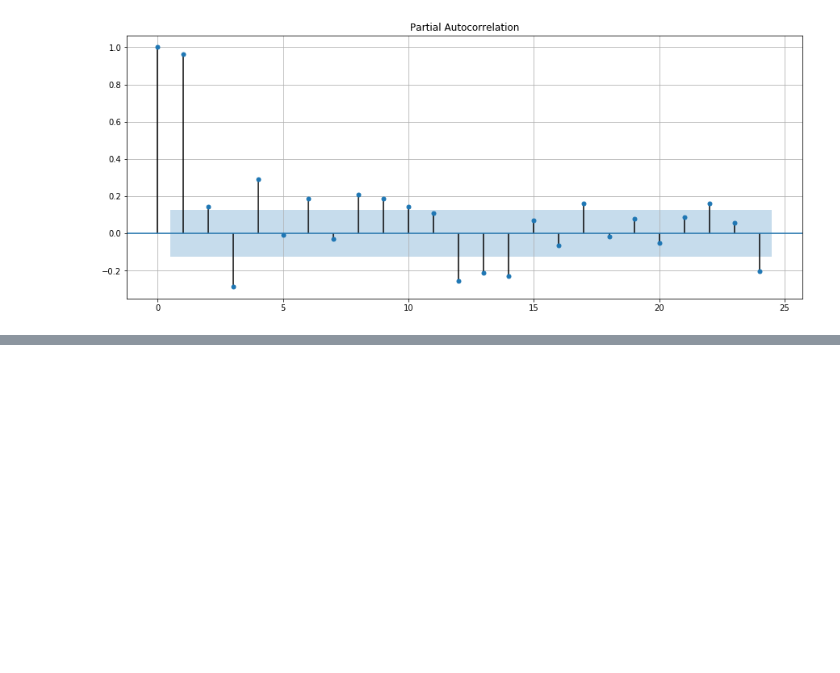
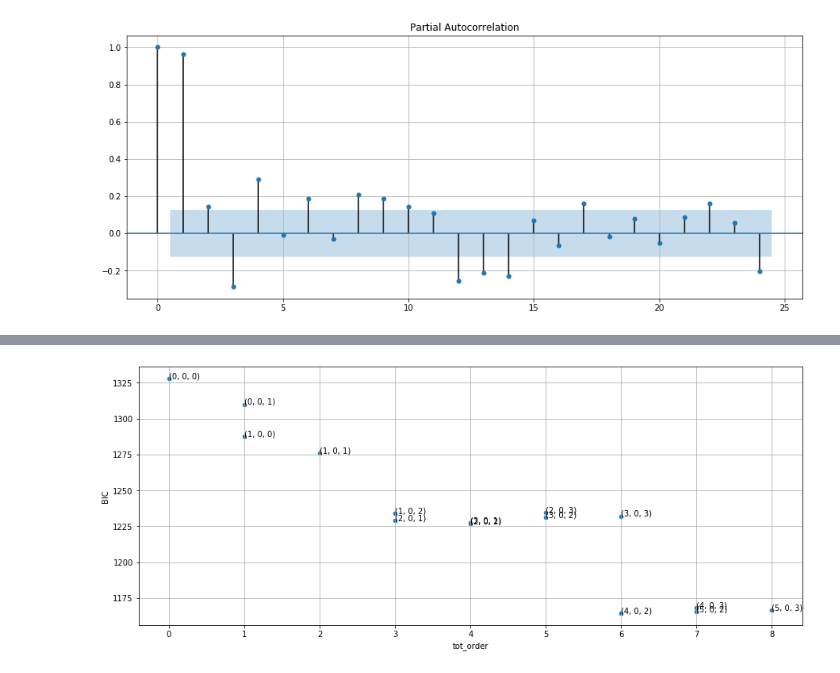
Before and after one commit to gabrielecalvo/dsemr, a Jupyter notebook: _gabe_/sealevel_prediction.ipynb, the cells around one changed output, grey strips where cells are left out. Cells and saved outputs as stored; diff of their text form; code cells hidden in the pictures; blank space fills up the shorter version.

```diff
--- a/_gabe_/sealevel_prediction.ipynb
+++ b/_gabe_/sealevel_prediction.ipynb
@@ -48,0 +53,12 @@ from statsmodels.tsa import arima_process
+# %%
+values = df.sealevel.values
+# %%
+t = util.timeindex_to_yearfraction(df.index)
+
+exog = pd.DataFrame({
+    't': t,
+    'sin': np.sin(2*np.pi*t),
+    'cos': np.cos(2*np.pi*t)
+})
+
+exog.head(3)
@@ -48,0 +70,13 @@ from statsmodels.tsa import arima_process
+# %%
+models = pm.auto_arima(
+    values,
+    seasonal=False,
+    exogenous=exog.values,
+
+    d=0,
+    max_p=5, max_q=3,
+    trace=True,  # print models that are being tried
+    error_action='ignore',  # don't want to know if an order does not work
+    suppress_warnings=True,  # don't want convergence warnings
+    return_valid_fits=True,  # to return all valid models, so we can select the ARMA(2,2)
+)
@@ -48,0 +100,6 @@ from statsmodels.tsa import arima_process
+# %%
+model_res = [(m.order, sum(m.order), m.bic()) for m in models]
+model_res_df = pd.DataFrame(model_res, columns=['order', 'tot_order', 'BIC'])
+util.scatter_with_labels(df=model_res_df, x='tot_order', y='BIC', val='order')
+# %% [output]
+[figure, added]
```
Also changed, not shown: parts of 22 cells of this notebook, 7 other files.
